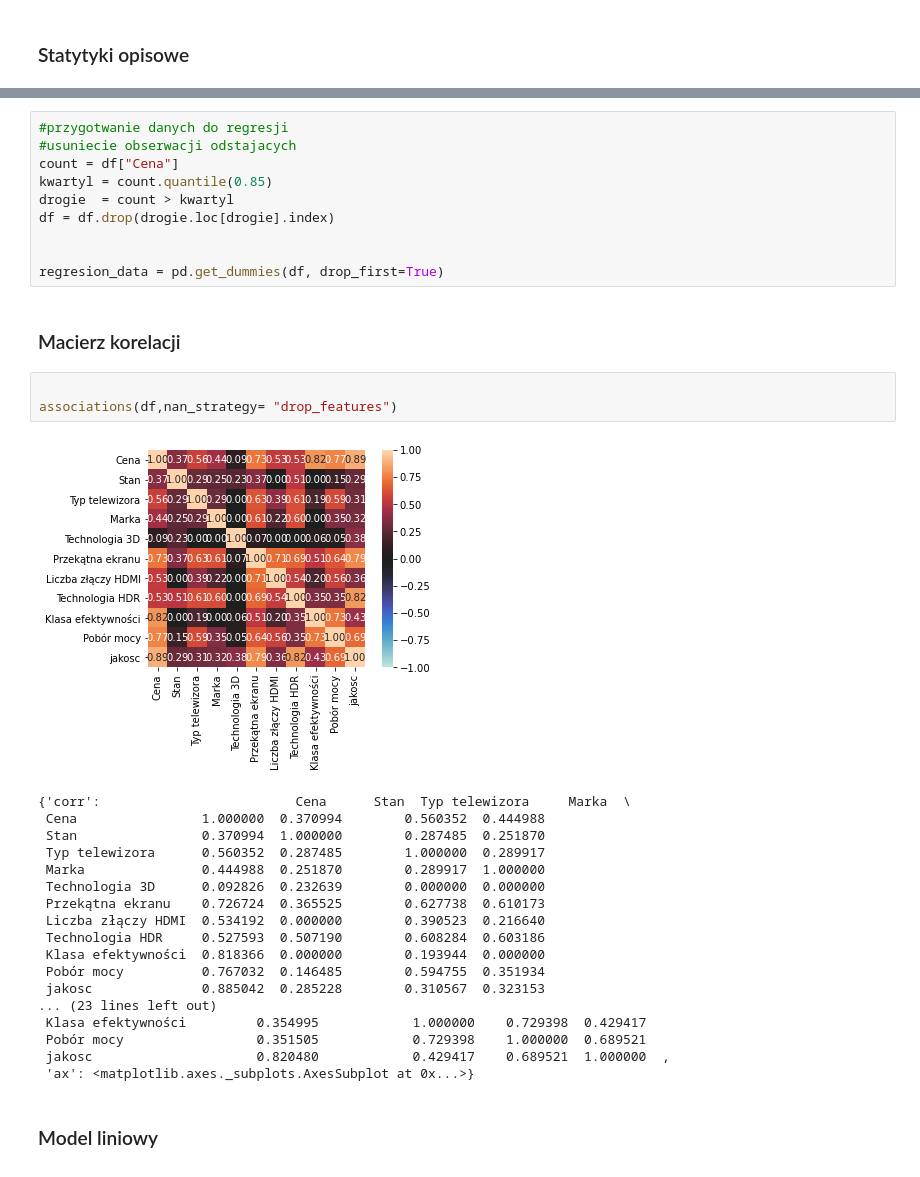
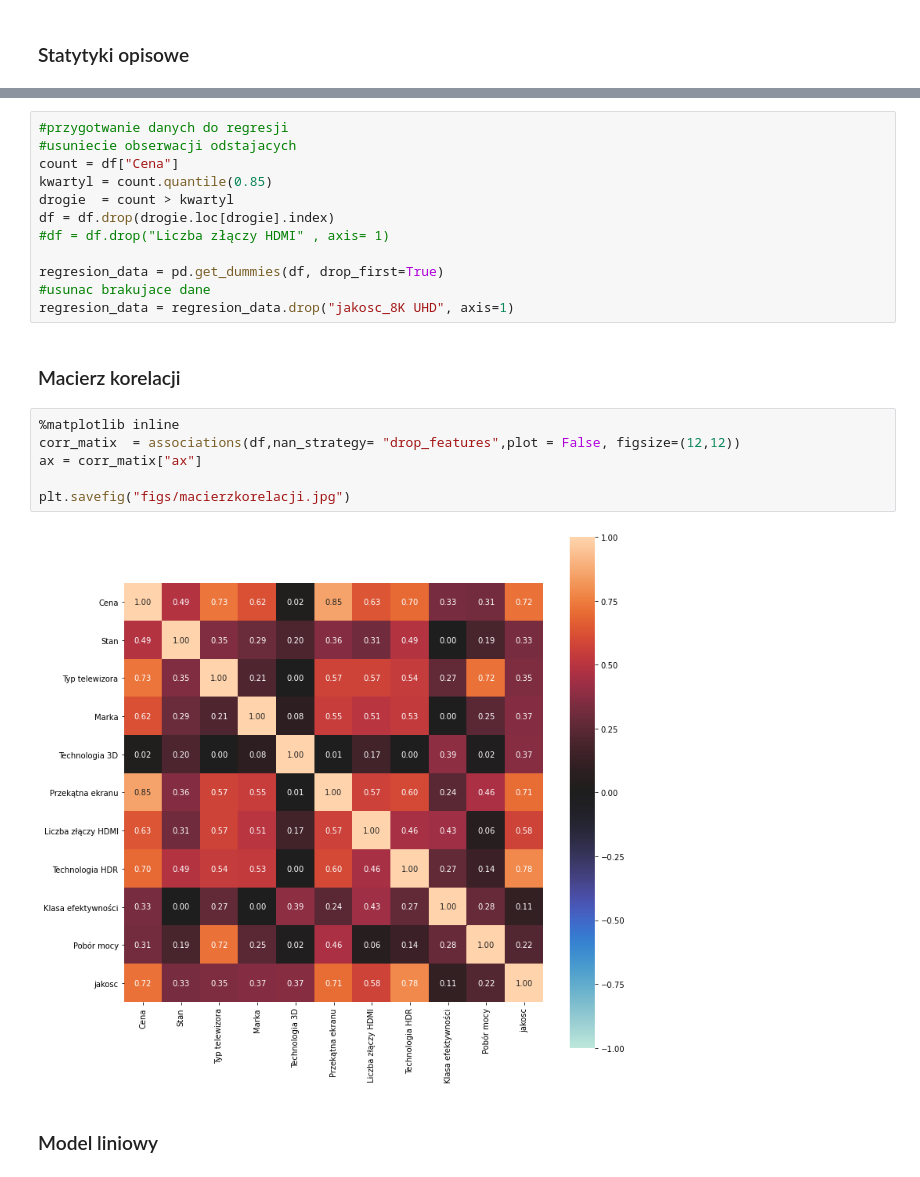
Before and after one commit to skuam/GUSAPI_to_csv, a Jupyter notebook: ProjektEkonometria.ipynb, the cells around one changed output, grey strips where cells are left out. Cells and saved outputs as stored; diff of their text form.

```diff
--- a/ProjektEkonometria.ipynb
+++ b/ProjektEkonometria.ipynb
@@ -225,33 +227,21 @@ count = df["Cena"]
 kwartyl = count.quantile(0.85)
 drogie  = count > kwartyl
 df = df.drop(drogie.loc[drogie].index)
-
+#df = df.drop("Liczba złączy HDMI" , axis= 1)
 
 regresion_data = pd.get_dummies(df, drop_first=True)
+#usunac brakujace dane
+regresion_data = regresion_data.drop("jakosc_8K UHD", axis=1)
 # %% [markdown]
 <h3>Macierz korelacji
-# %%
-
-associations(df,nan_strategy= "drop_features")
-# %% [output]
-[figure, removed]
-{'corr':                         Cena      Stan  Typ telewizora     Marka  \
- Cena                1.000000  0.370994        0.560352  0.444988
- Stan                0.370994  1.000000        0.287485  0.251870
- Typ telewizora      0.560352  0.287485        1.000000  0.289917
- Marka               0.444988  0.251870        0.289917  1.000000
- Technologia 3D      0.092826  0.232639        0.000000  0.000000
- Przekątna ekranu    0.726724  0.365525        0.627738  0.610173
- Liczba złączy HDMI  0.534192  0.000000        0.390523  0.216640
- Technologia HDR     0.527593  0.507190        0.608284  0.603186
- Klasa efektywności  0.818366  0.000000        0.193944  0.000000
- Pobór mocy          0.767032  0.146485        0.594755  0.351934
- jakosc              0.885042  0.285228        0.310567  0.323153
-... (23 lines left out)
- Klasa efektywności         0.354995            1.000000    0.729398  0.429417
- Pobór mocy                 0.351505            0.729398    1.000000  0.689521
- jakosc                     0.820480            0.429417    0.689521  1.000000  ,
- 'ax': <matplotlib.axes._subplots.AxesSubplot at 0x...>}
+# %%
+%matplotlib inline
+corr_matix  = associations(df,nan_strategy= "drop_features",plot = False, figsize=(12,12))
+ax = corr_matix["ax"]
+
+plt.savefig("figs/macierzkorelacji.jpg")
+# %% [output]
+[figure, added]
 # %% [markdown]
 <h3>Model liniowy
 # %%
```
Also changed, not shown: parts of 54 cells of this notebook.
